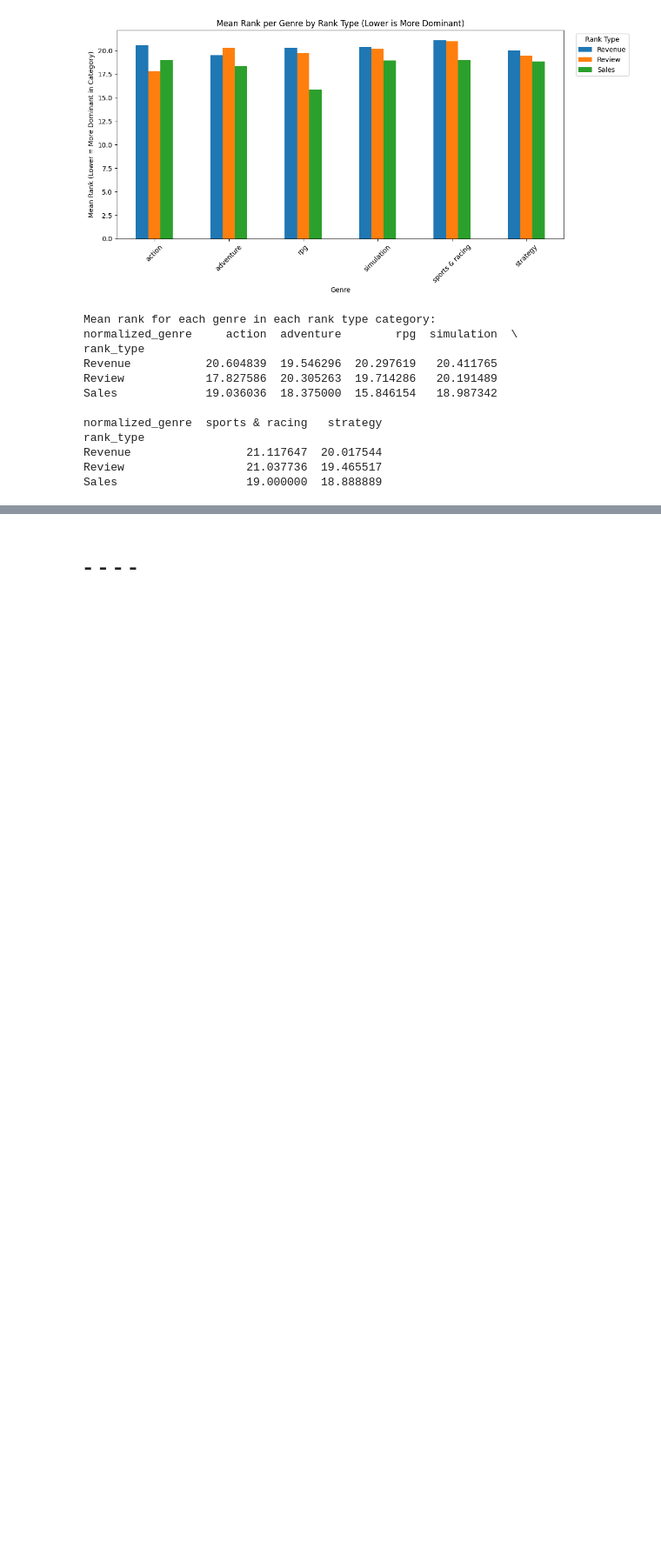
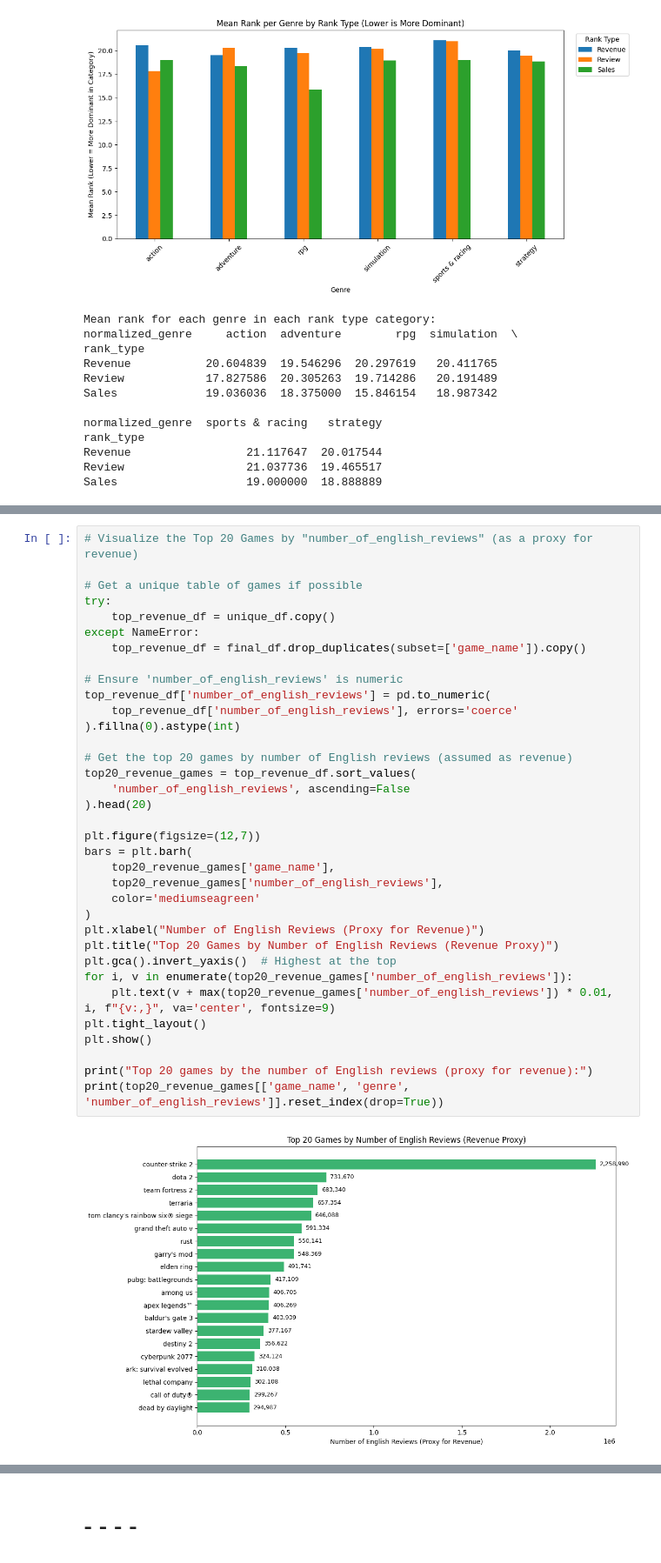
Before and after one commit to OfirBH/Steam_Final_Project, a Jupyter notebook: steam_final_project.ipynb, the cells around one changed output, grey strips where cells are left out. Shown at 87% size. Saved outputs shown, nothing was run; the diff lists cells and outputs as text; blank space fills up the shorter version.

```diff
--- a/steam_final_project.ipynb
+++ b/steam_final_project.ipynb
@@ -1245,0 +1210,37 @@ Index: []
+# %%
+# Visualize the Top 20 Games by "number_of_english_reviews" (as a proxy for revenue)
+
+# Get a unique table of games if possible
+try:
+    top_revenue_df = unique_df.copy()
+except NameError:
+    top_revenue_df = final_df.drop_duplicates(subset=['game_name']).copy()
+
+# Ensure 'number_of_english_reviews' is numeric
+top_revenue_df['number_of_english_reviews'] = pd.to_numeric(
+    top_revenue_df['number_of_english_reviews'], errors='coerce'
+).fillna(0).astype(int)
+
+# Get the top 20 games by number of English reviews (assumed as revenue)
+top20_revenue_games = top_revenue_df.sort_values(
+    'number_of_english_reviews', ascending=False
+).head(20)
+
+plt.figure(figsize=(12,7))
+bars = plt.barh(
+    top20_revenue_games['game_name'],
+    top20_revenue_games['number_of_english_reviews'],
+    color='mediumseagreen'
+)
+plt.xlabel("Number of English Reviews (Proxy for Revenue)")
+plt.title("Top 20 Games by Number of English Reviews (Revenue Proxy)")
+plt.gca().invert_yaxis()  # Highest at the top
+for i, v in enumerate(top20_revenue_games['number_of_english_reviews']):
+    plt.text(v + max(top20_revenue_games['number_of_english_reviews']) * 0.01, i, f"{v:,}", va='center', fontsize=9)
+plt.tight_layout()
+plt.show()
+
+print("Top 20 games by the number of English reviews (proxy for revenue):")
+print(top20_revenue_games[['game_name', 'genre', 'number_of_english_reviews']].reset_index(drop=True))
+# %% [output]
+[figure, added]
```
Also changed, not shown: parts of 9 cells of this notebook.
